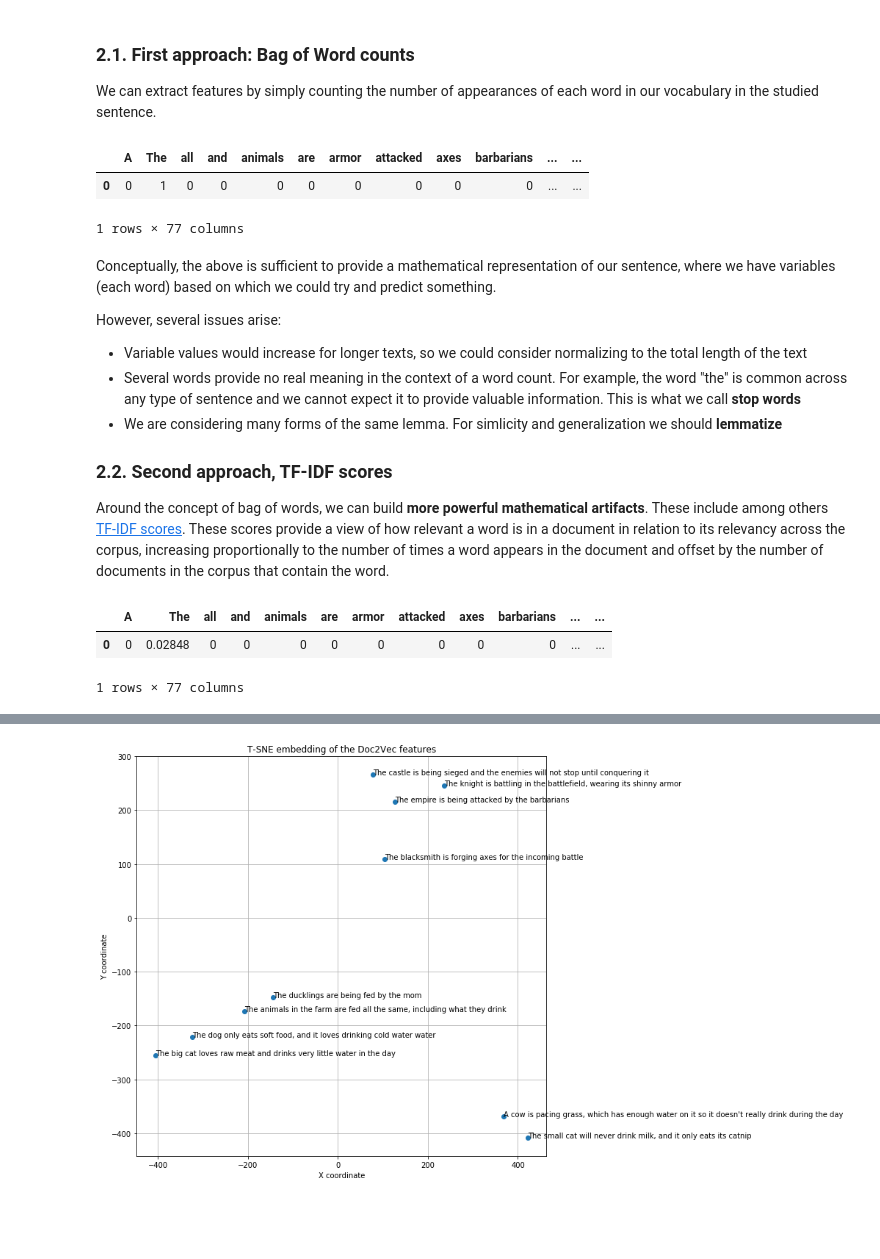
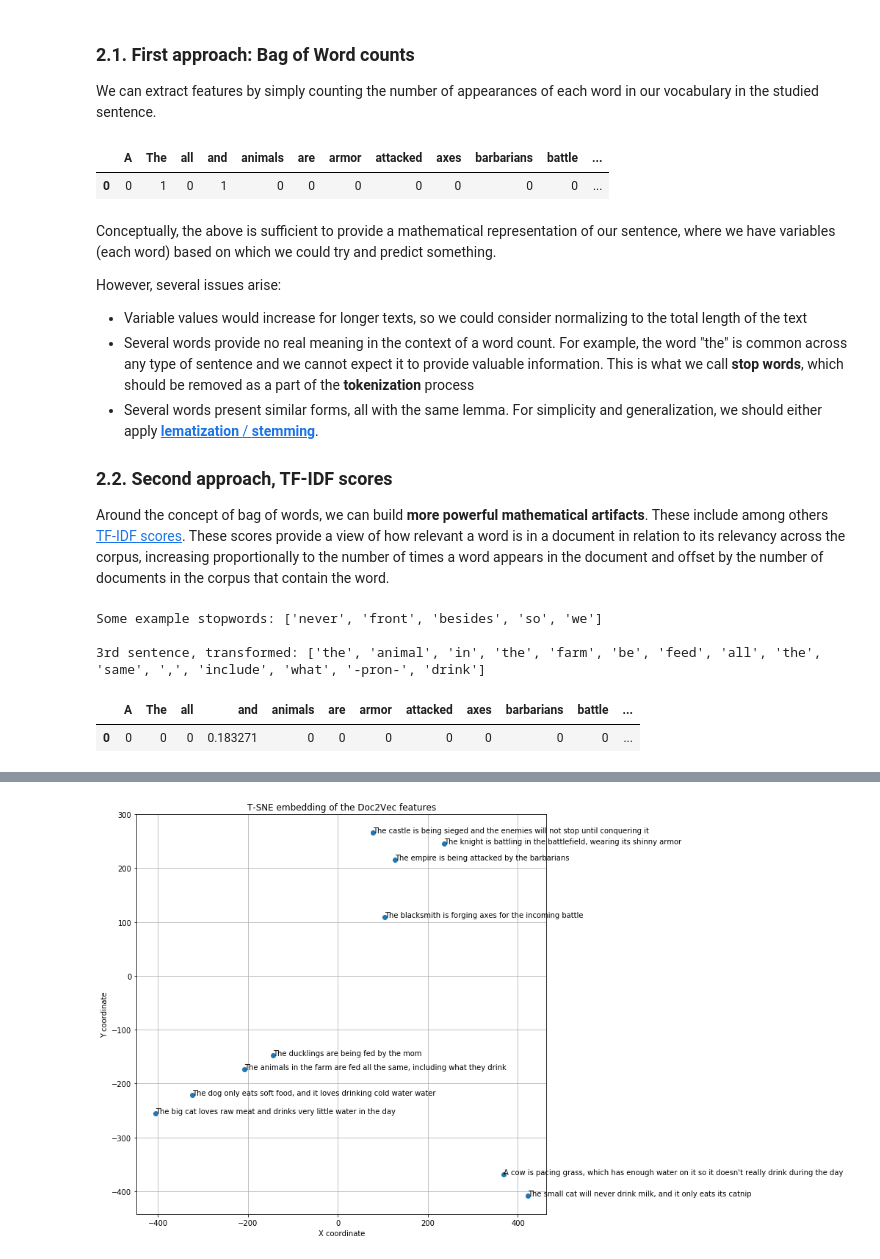
Before and after one commit to persas/intro-to-nlp, a Jupyter notebook: Thursdays brown bag meeting, NLP.ipynb, the cells around one changed output, grey strips where cells are left out. Drawn from its saved outputs; the diff is of its cells as text; code cells hidden in the pictures; blank space fills up the shorter version.

Commit message:
Theoretical part update, LSTM

```diff
--- a/Thursdays brown bag meeting, NLP.ipynb
+++ b/Thursdays brown bag meeting, NLP.ipynb
@@ -21,6 +21,7 @@ import gensim.models as g
 from sklearn.manifold import TSNE
 import numpy as np
 import matplotlib.pyplot as plt
+pd.set_option('display.max_columns', 500)
 # %% [markdown]
 ## 1. Motivation and relevant use cases
 
@@ -101,35 +102,46 @@ universe_of_sentences = ["The small cat will never drink milk, and it only eats
 # Create the vocabulary object and obtain the bag of word representation
 dct = Dictionary([x.split() for x in universe_of_sentences])
 record = {dct[k]: 0 for k,v in dct.items()}
-record.update({dct[k]: v for k,v in dct.doc2bow('The big cat is drinking milk'.split())})
+record.update({dct[k]: v for k,v in dct.doc2bow(universe_of_sentences[0].split())})
 pd.DataFrame([record])
 # %% [output]
-|  | A | The | all | and | animals | are | armor | attacked | axes | barbarians | ... | ... |
-| 0 | 0 | 1 | 0 | 0 | 0 | 0 | 0 | 0 | 0 | 0 | ... | ... |
+|  | A | The | all | and | animals | are | armor | attacked | axes | barbarians | battle | ... |
+| 0 | 0 | 1 | 0 | 1 | 0 | 0 | 0 | 0 | 0 | 0 | 0 | ... |
-1 rows × 77 columns
 # %% [markdown]
 Conceptually, the above is sufficient to provide a mathematical representation of our sentence, where we have variables (each word) based on which we could try and predict something.
 
 However, several issues arise:
 - Variable values would increase for longer texts, so we could consider normalizing to the total length of the text
-- Several words provide no real meaning in the context of a word count. For example, the word "the" is common across any type of sentence and we cannot expect it to provide valuable information. This is what we call **stop words**
-- We are considering many forms of the same lemma. For simlicity and generalization we should **lemmatize**
+- Several words provide no real meaning in the context of a word count. For example, the word "the" is common across any type of sentence and we cannot expect it to provide valuable information. This is what we call **stop words**, which should be removed  as a part of the **tokenization** process
+- Several words present similar forms, all with the same lemma. For simplicity and generalization, we should either apply [**lematization** / **stemming**](https://towardsdatascience.com/stemming-lemmatization-what-ba782b7c0bd8).
 
 ### 2.2. Second approach, TF-IDF scores
 
 Around the concept of bag of words, we can build **more powerful mathematical artifacts**. These include among others [TF-IDF scores](https://en.wikipedia.org/wiki/Tf%E2%80%93idf). These scores provide a view of how relevant a word is in a document in relation to its relevancy across the corpus, increasing proportionally to the number of times a word appears in the document and offset by the number of documents in the corpus that contain the word.
 # %%
+stopwords = spacy.lang.en.stop_words.STOP_WORDS
+print('Some example stopwords:', list(stopwords)[20:25])
+
+# Modify the universe of sentences by removing stopwords and lemmatizing
+universe_of_sentences_mod = [[token.lemma_.lower() for token in nlp(sentence)
+                              if token not in stopwords]
+                             for sentence in universe_of_sentences]
+
+print('\n3rd sentence, transformed:', universe_of_sentences_mod[3])
+
 # Train the TFIDF model over our corpus
-TFIDF_model = TfidfModel([dct.doc2bow(x.split()) for x in universe_of_sentences])
+TFIDF_model = TfidfModel([dct.doc2bow(sentence) for sentence in universe_of_sentences_mod])
 
-# Get the representation for our sentence
+# Get the representation for the first sentence in the universe
 record = {dct[k]: 0 for k,v in dct.items()}
-record.update({dct[k]:v for k,v in TFIDF_model[dct.doc2bow('The big cat is drinking milk'.split())]})
+record.update({dct[k]:v for k,v in TFIDF_model[dct.doc2bow(universe_of_sentences_mod[0])]})
 pd.DataFrame([record])
 # %% [output]
+Some example stopwords: ['never', 'front', 'besides', 'so', 'we']
+
+3rd sentence, transformed: ['the', 'animal', 'in', 'the', 'farm', 'be', 'feed', 'all', 'the', 'same', ',', 'include', 'what', '-pron-', 'drink']
-|  | A | The | all | and | animals | are | armor | attacked | axes | barbarians | ... | ... |
-| 0 | 0 | 0.02848 | 0 | 0 | 0 | 0 | 0 | 0 | 0 | 0 | ... | ... |
+|  | A | The | all | and | animals | are | armor | attacked | axes | barbarians | battle | ... |
+| 0 | 0 | 0 | 0 | 0.183271 | 0 | 0 | 0 | 0 | 0 | 0 | 0 | ... |
-1 rows × 77 columns
 # %% [markdown]
 While we now have a more powerful representation of the sentence, **we are still facing the main issue in bag of words approaches: we have eliminated the syntactical representation provided by the sentence.** In this context *"the door is behing the table"* and *"the table is behind the door"* would have **the same** representation.
 
```
Also changed, not shown: parts of 6 cells of this notebook.
